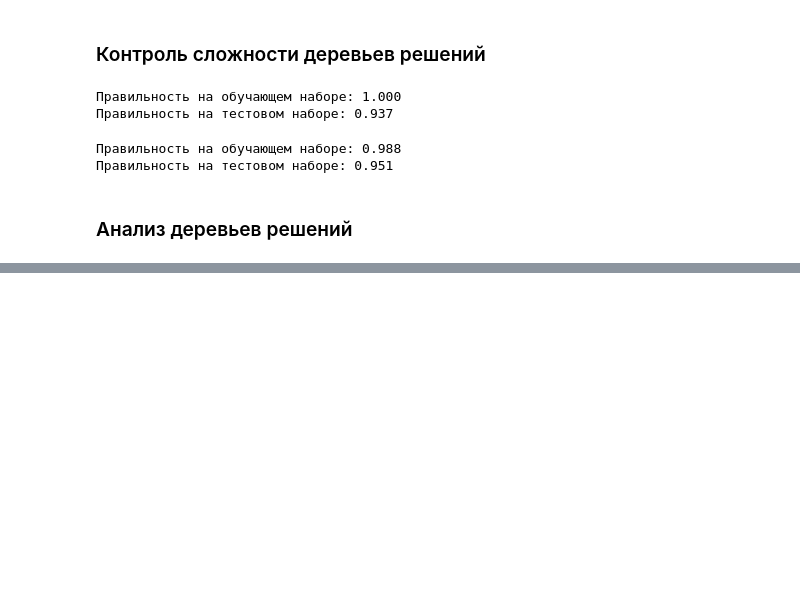
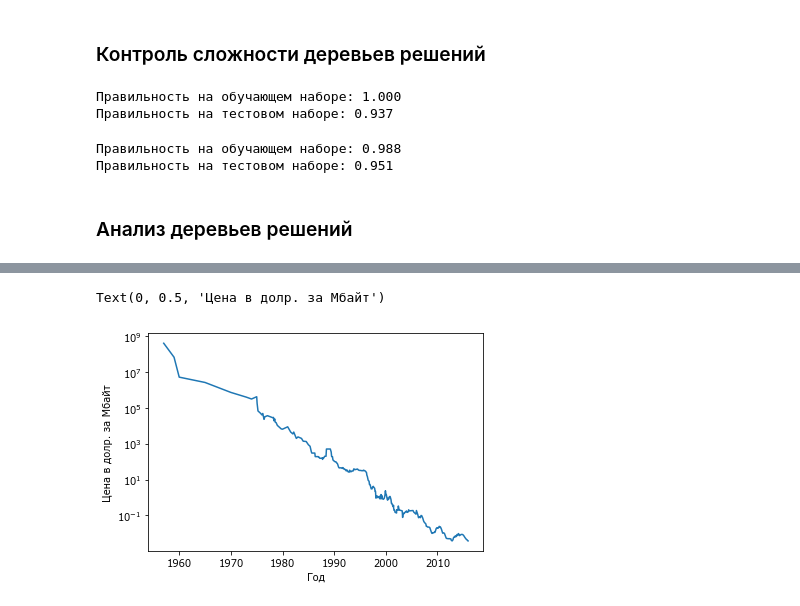
Before and after one commit to fray517/ml, a Jupyter notebook: machine_learning_1.ipynb, the cells around one changed output, grey strips where cells are left out. Drawn from its saved outputs; the diff is of its cells as text; code cells hidden in the pictures; blank space fills up the shorter version.

```diff
--- a/machine_learning_1.ipynb
+++ b/machine_learning_1.ipynb
@@ -699,0 +761,8 @@ ModuleNotFoundError: No module named 'graphviz'
+# %%
+raw_prices = pd.read_csv("ram_price.csv")
+plt.semilogy(raw_prices.date, raw_prices.price)
+plt.xlabel("Год")
+plt.ylabel("Цена в долр. за Мбайт")
+# %% [output]
+Text(0, 0.5, 'Цена в долр. за Мбайт')
+[figure, added]
```
Also changed, not shown: parts of 85 cells of this notebook.
